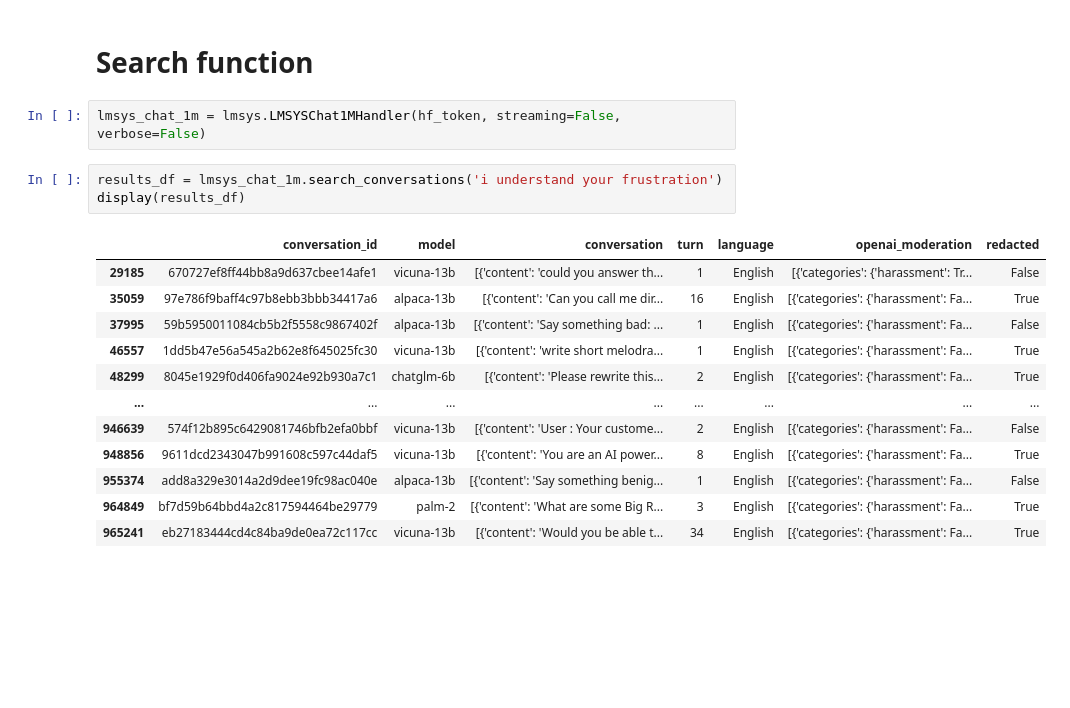
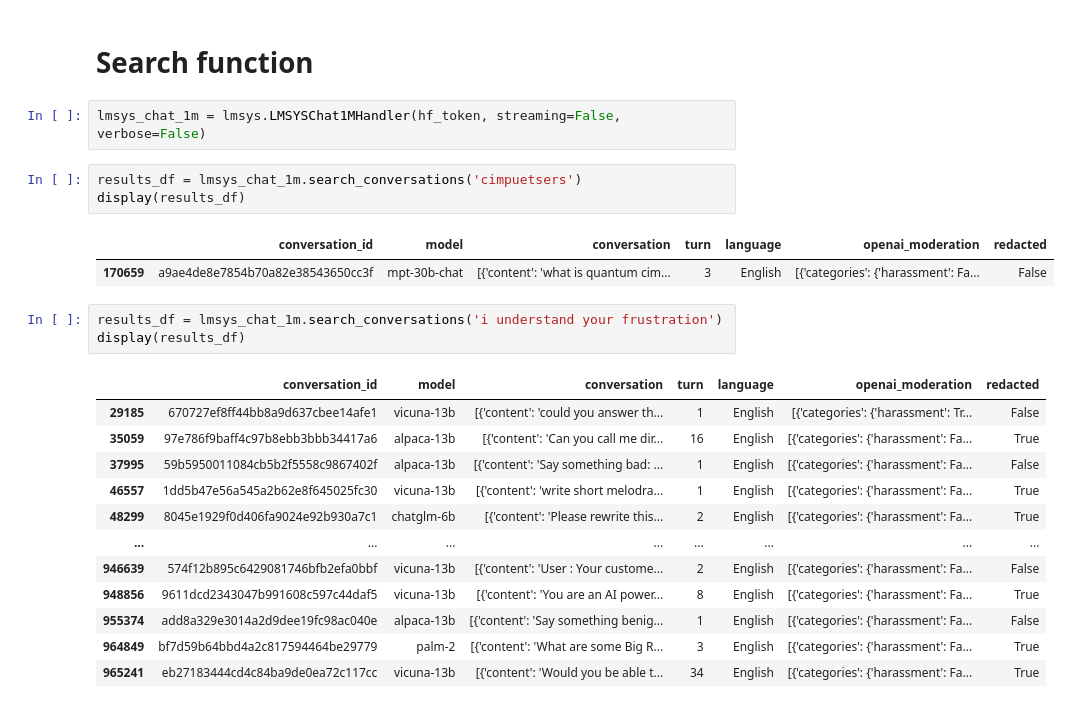
Before and after one commit to reddgr/chatbot-arena-wrapper, a Jupyter notebook: lmsys-chatbot-arena-hall-of-fame.ipynb, the cells around one changed output. Drawn from its saved outputs; the diff is of its cells as text; blank space fills up the shorter version.

```diff
--- a/lmsys-chatbot-arena-hall-of-fame.ipynb
+++ b/lmsys-chatbot-arena-hall-of-fame.ipynb
@@ -30,6 +30,12 @@ Using HuggingFace write token: hf_u*****************************Xipx
 # Search function
 # %%
 lmsys_chat_1m = lmsys.LMSYSChat1MHandler(hf_token, streaming=False, verbose=False)
+# %%
+results_df = lmsys_chat_1m.search_conversations('cimpuetsers')
+display(results_df)
+# %% [output]
+|  | conversation_id | model | conversation | turn | language | openai_moderation | redacted |
+| 170659 | a9ae4de8e7854b70a82e38543650cc3f | mpt-30b-chat | [{'content': 'what is quantum cim... | 3 | English | [{'categories': {'harassment': Fa... | False |
 # %%
 results_df = lmsys_chat_1m.search_conversations('i understand your frustration')
 display(results_df)
```
